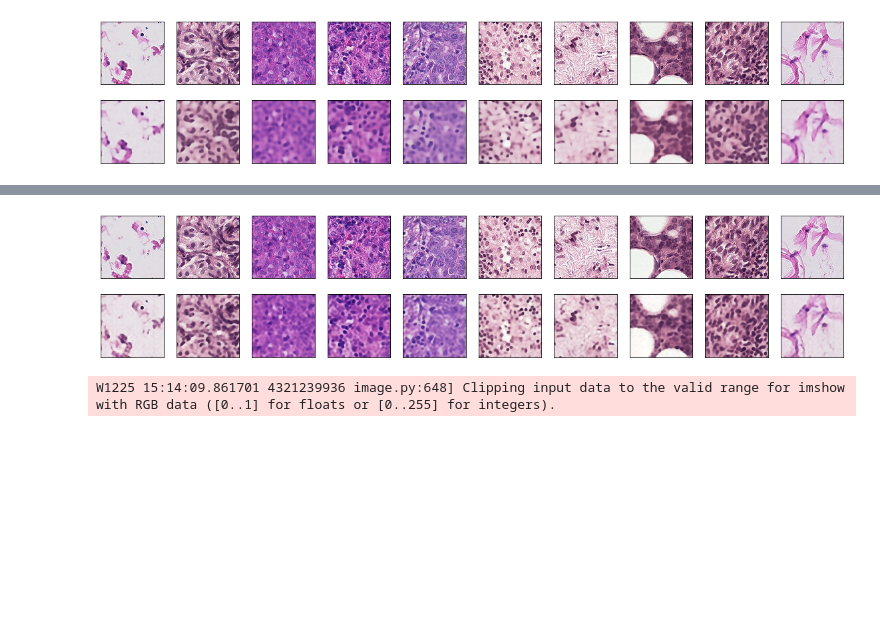
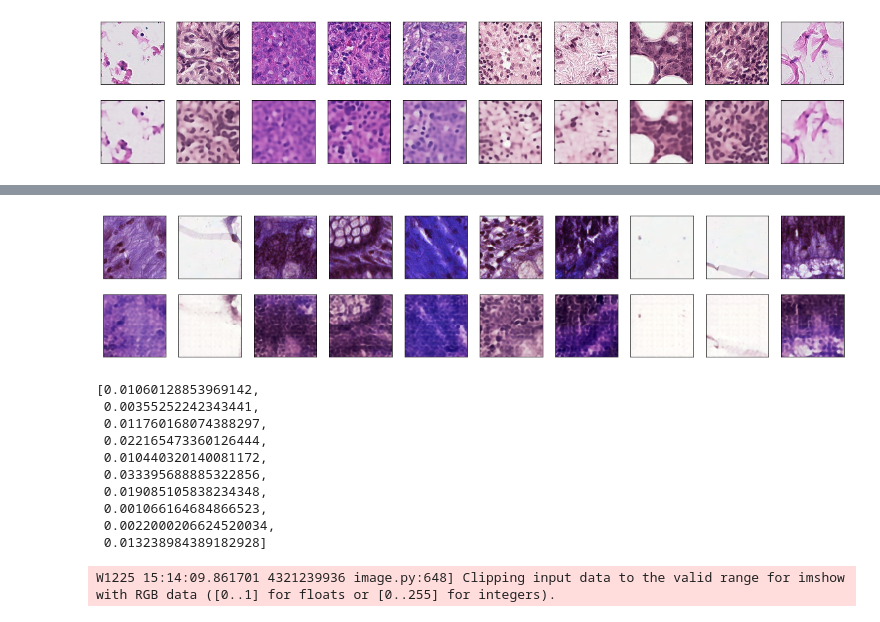
Before and after one commit to mostafaibrahim17/Whole-Image-Slides-Unsupervised-Categorization, a Jupyter notebook: Autoencoders/load and evaluate.ipynb, the cells around one changed output, grey strips where cells are left out. Saved outputs shown, nothing was run; the diff lists cells and outputs as text; code cells hidden in the pictures; blank space fills up the shorter version.

```diff
--- a/Autoencoders/load and evaluate.ipynb
+++ b/Autoencoders/load and evaluate.ipynb
@@ -44,23 +55,27 @@ x_test.shape
 # %%
-def loadAndEvaluateModel(model):
+def loadAndEvaluateModel(model , dataMatrix):
+    mseList = []
     autoencoder = load_model(model)
-    decoded_imgs = autoencoder.predict(x_test)
+    decoded_imgs = autoencoder.predict(dataMatrix[0:25])
     n = 10  # how many digits we will display
     plt.figure(figsize=(20, 4))
     for i in range(n):
         # display original
         ax = plt.subplot(2, n, i + 1)
-        plt.imshow(x_test[i])
+        plt.imshow(dataMatrix[i])
         ax.get_xaxis().set_visible(False)
         ax.get_yaxis().set_visible(False)
 
         # display reconstruction
         ax = plt.subplot(2, n, i + 1 + n)
         plt.imshow(decoded_imgs[i])
+        mseList.append(mse(dataMatrix[i],decoded_imgs[i]))
 #         plt.imshow(decoded_imgs[0][i]) # regression autoenc
         ax.get_xaxis().set_visible(False)
         ax.get_yaxis().set_visible(False)
     plt.show()
+    print("Average Mse : {}".format(sum(mseList) / len(mseList)))
+    return mseList
 # %%
 loadAndEvaluateModel('SavedModels/mean_squared_error_epochs300_batch64_bad.h5')
 # %% [output]
@@ -80,5 +95,6 @@ W0108 16:25:13.035610 4321239936 image.py:648] Clipping input data to the valid
 W0108 16:25:13.088088 4321239936 image.py:648] Clipping input data to the valid range for imshow with RGB data ([0..1] for floats or [0..255] for integers).
 [figure]
 # %%
-loadAndEvaluateModel('SavedModels/autoencoder_train_epochs100_batch32_best.h5')
+mselist = loadAndEvaluateModel('SavedModels/autoencoder_train_epochs100_batch32_best.h5')
+mselist
 # %% [output]
@@ -91,4 +106,14 @@ W0108 16:34:14.004513 4321239936 image.py:648] Clipping input data to the valid
-[figure, old version]
+[figure, new version]
+[0.01060128853969142,
+ 0.00355252242343441,
+ 0.011760168074388297,
+ 0.022165473360126444,
+ 0.010440320140081172,
+ 0.033395688885322856,
+ 0.019085105838234348,
+ 0.001066164684866523,
+ 0.0022000206624520034,
+ 0.013238984389182928]
 # %%
 loadAndEvaluateModel('SavedModels/autoencoder_train_epochs100_batch32_adam.h5')
 # %% [output]
```
Also changed, not shown: parts of 11 cells of this notebook, 7 other files.
